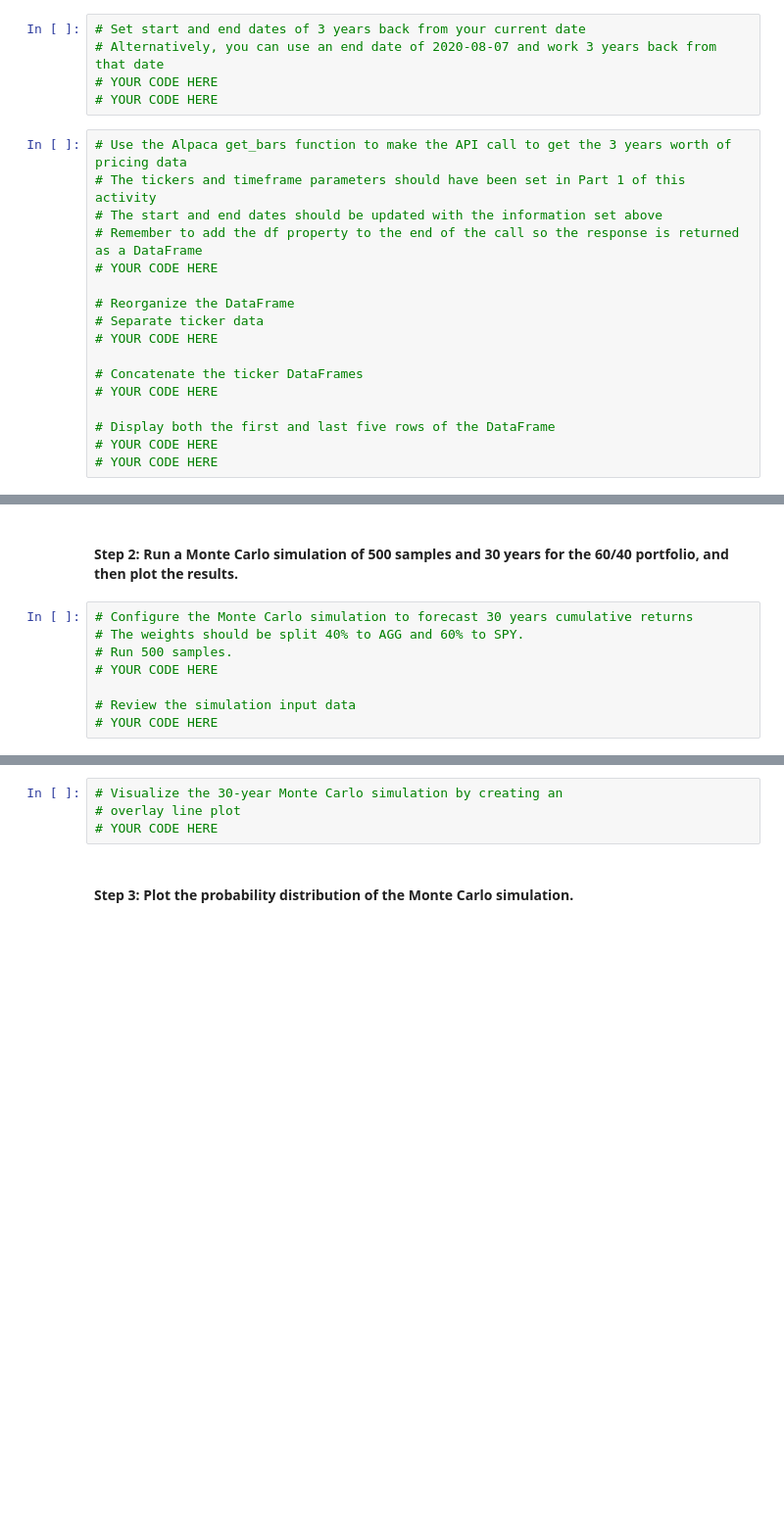
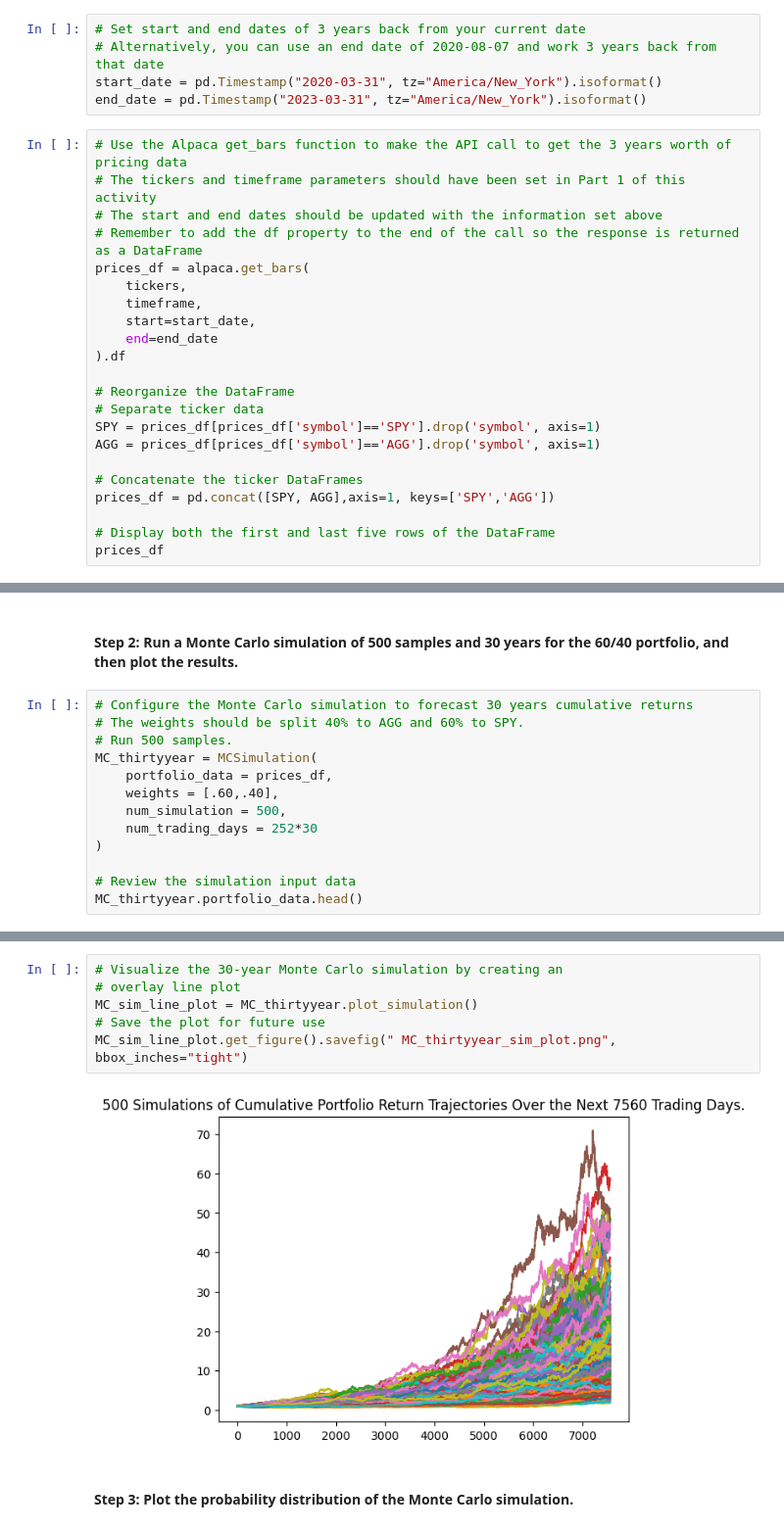
Before and after one commit to Abillu/ChallengeM5_Upload, a Jupyter notebook: financial_planning_tools.ipynb, the cells around one changed output, grey strips where cells are left out. Shown at 98% size. Cells and saved outputs as stored; diff of their text form; blank space fills up the shorter version.

```diff
--- a/financial_planning_tools.ipynb
+++ b/financial_planning_tools.ipynb
@@ -432,22 +442,27 @@ In this section, you’ll use the MCForecastTools library to create a Monte Carl
 # %%
 # Set start and end dates of 3 years back from your current date
 # Alternatively, you can use an end date of 2020-08-07 and work 3 years back from that date
-# YOUR CODE HERE
-# YOUR CODE HERE
+start_date = pd.Timestamp("2020-03-31", tz="America/New_York").isoformat()
+end_date = pd.Timestamp("2023-03-31", tz="America/New_York").isoformat()
 # %%
 # Use the Alpaca get_bars function to make the API call to get the 3 years worth of pricing data
 # The tickers and timeframe parameters should have been set in Part 1 of this activity
 # The start and end dates should be updated with the information set above
 # Remember to add the df property to the end of the call so the response is returned as a DataFrame
-# YOUR CODE HERE
+prices_df = alpaca.get_bars(
+    tickers,
+    timeframe,
+    start=start_date,
+    end=end_date
+).df
 
 # Reorganize the DataFrame
 # Separate ticker data
-# YOUR CODE HERE
+SPY = prices_df[prices_df['symbol']=='SPY'].drop('symbol', axis=1)
+AGG = prices_df[prices_df['symbol']=='AGG'].drop('symbol', axis=1)
 
 # Concatenate the ticker DataFrames
-# YOUR CODE HERE
+prices_df = pd.concat([SPY, AGG],axis=1, keys=['SPY','AGG'])
 
 # Display both the first and last five rows of the DataFrame
-# YOUR CODE HERE
-# YOUR CODE HERE
+prices_df
@@ -457,7 +488,12 @@ In this section, you’ll use the MCForecastTools library to create a Monte Carl
 # Configure the Monte Carlo simulation to forecast 30 years cumulative returns
 # The weights should be split 40% to AGG and 60% to SPY.
 # Run 500 samples.
-# YOUR CODE HERE
+MC_thirtyyear = MCSimulation(
+    portfolio_data = prices_df,
+    weights = [.60,.40],
+    num_simulation = 500,
+    num_trading_days = 252*30
+)
 
 # Review the simulation input data
-# YOUR CODE HERE
+MC_thirtyyear.portfolio_data.head()
@@ -467,7 +554,11 @@ In this section, you’ll use the MCForecastTools library to create a Monte Carl
 # %%
 # Visualize the 30-year Monte Carlo simulation by creating an
 # overlay line plot
-# YOUR CODE HERE
+MC_sim_line_plot = MC_thirtyyear.plot_simulation()
+# Save the plot for future use
+MC_sim_line_plot.get_figure().savefig(" MC_thirtyyear_sim_plot.png", bbox_inches="tight")
+# %% [output]
+[figure, added]
 # %% [markdown]
 #### Step 3: Plot the probability distribution of the Monte Carlo simulation.
 # %%
```
Also changed, not shown: parts of 18 cells of this notebook, 2 other files.
